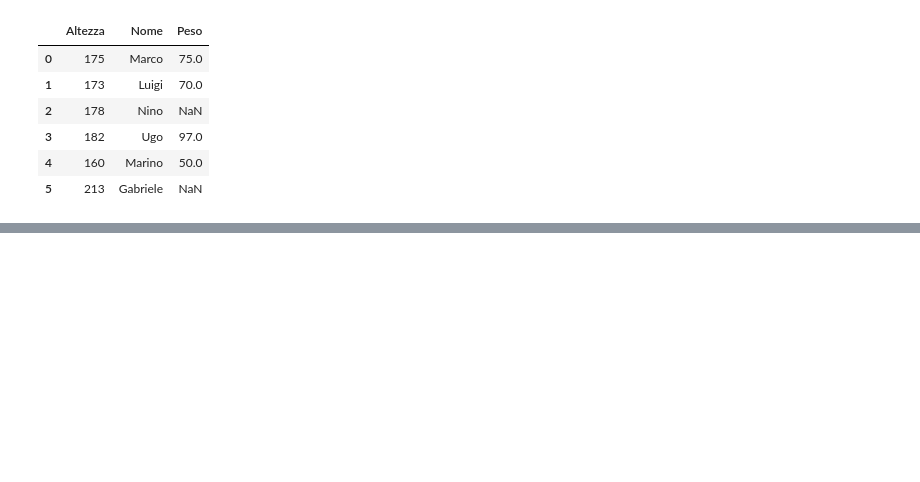
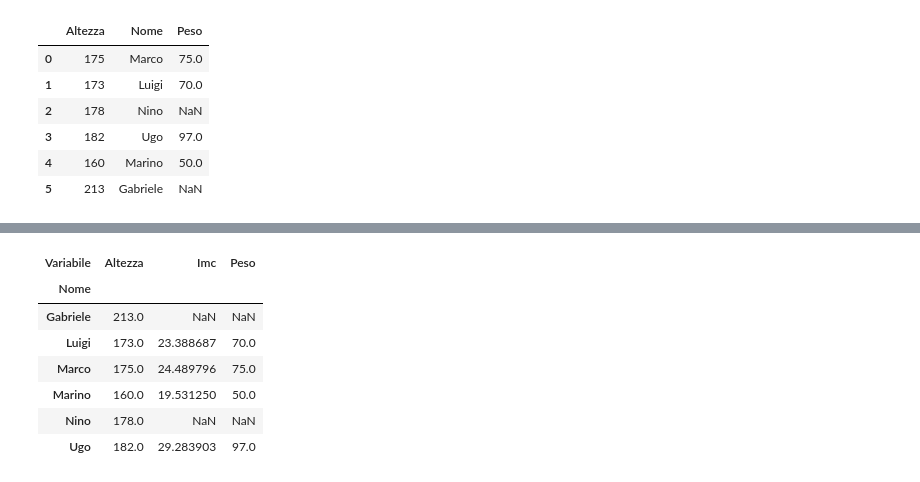
Before and after one commit to scarsellifi/open-notebook-science, a Jupyter notebook: Python e Pandas - Operazioni base.ipynb, the cells around one changed output, grey strips where cells are left out. Cells and saved outputs as stored; diff of their text form; code cells hidden in the pictures; blank space fills up the shorter version.

```diff
--- a/Python e Pandas - Operazioni base.ipynb
+++ b/Python e Pandas - Operazioni base.ipynb
@@ -646,0 +742,12 @@ pd.merge(altezze, pesi, how = "left", left_on = "Nome", right_on = "Nome")
+# %%
+#Da long a wide
+long.pivot(index='Nome', columns='Variabile', values='Valori')
+# %% [output]
+| Variabile | Altezza | Imc | Peso |
+| Nome |  |  |  |
+| Gabriele | 213.0 | NaN | NaN |
+| Luigi | 173.0 | 23.388687 | 70.0 |
+| Marco | 175.0 | 24.489796 | 75.0 |
+| Marino | 160.0 | 19.531250 | 50.0 |
+| Nino | 178.0 | NaN | NaN |
+| Ugo | 182.0 | 29.283903 | 97.0 |
```
Also changed, not shown: parts of 45 cells of this notebook, 10 other files.
